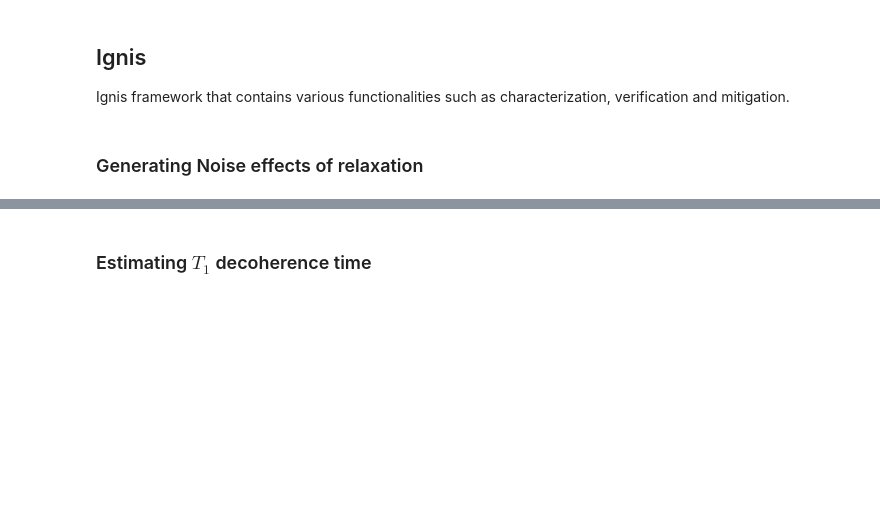
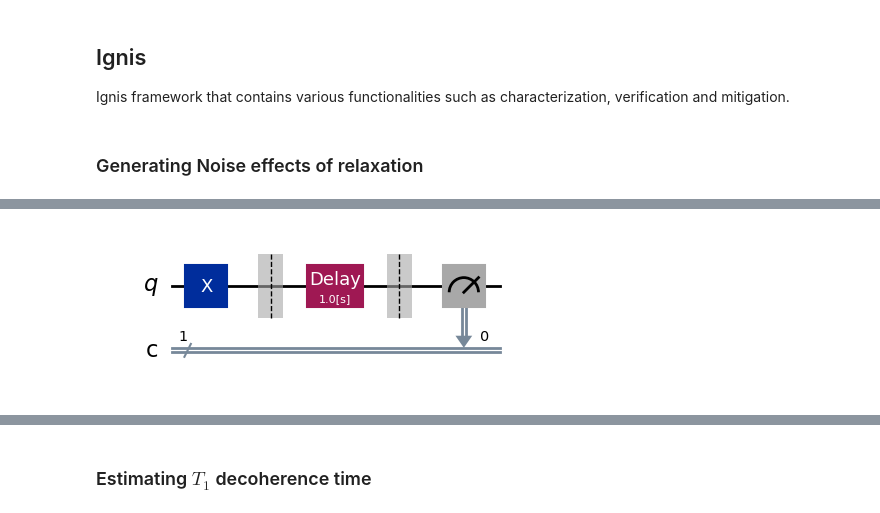
Before and after one commit to dipankardas011/Quantum-Coding, a Jupyter notebook: error-mitigation.ipynb, the cells around one changed output, grey strips where cells are left out. Drawn from its saved outputs; the diff is of its cells as text; code cells hidden in the pictures; blank space fills up the shorter version.

```diff
--- a/error-mitigation.ipynb
+++ b/error-mitigation.ipynb
@@ -10,0 +100,4 @@ noise type as decoherence.
+# %%
+exp.circuits()[1].draw('mpl')
+# %% [output]
+[figure, added]
```
Also changed, not shown: parts of 14 cells of this notebook, 1 other file.
